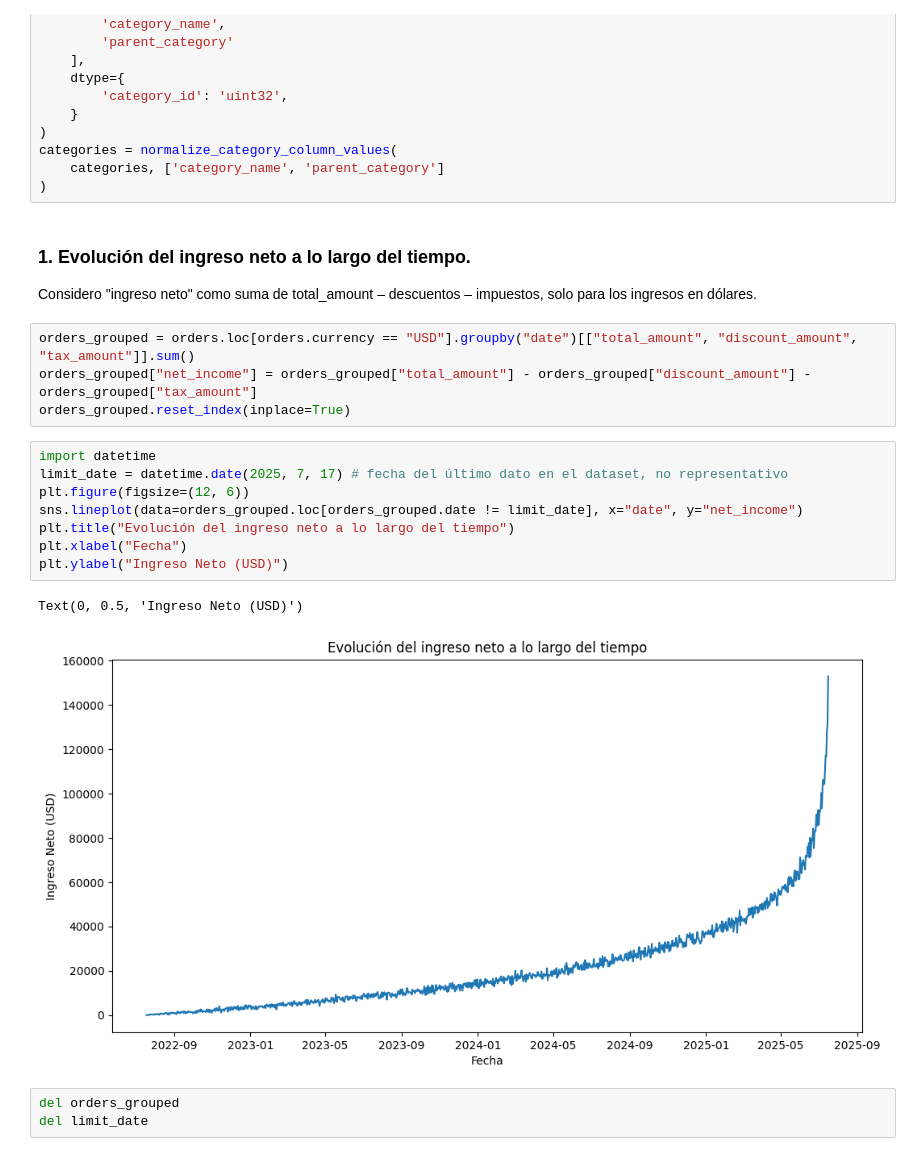
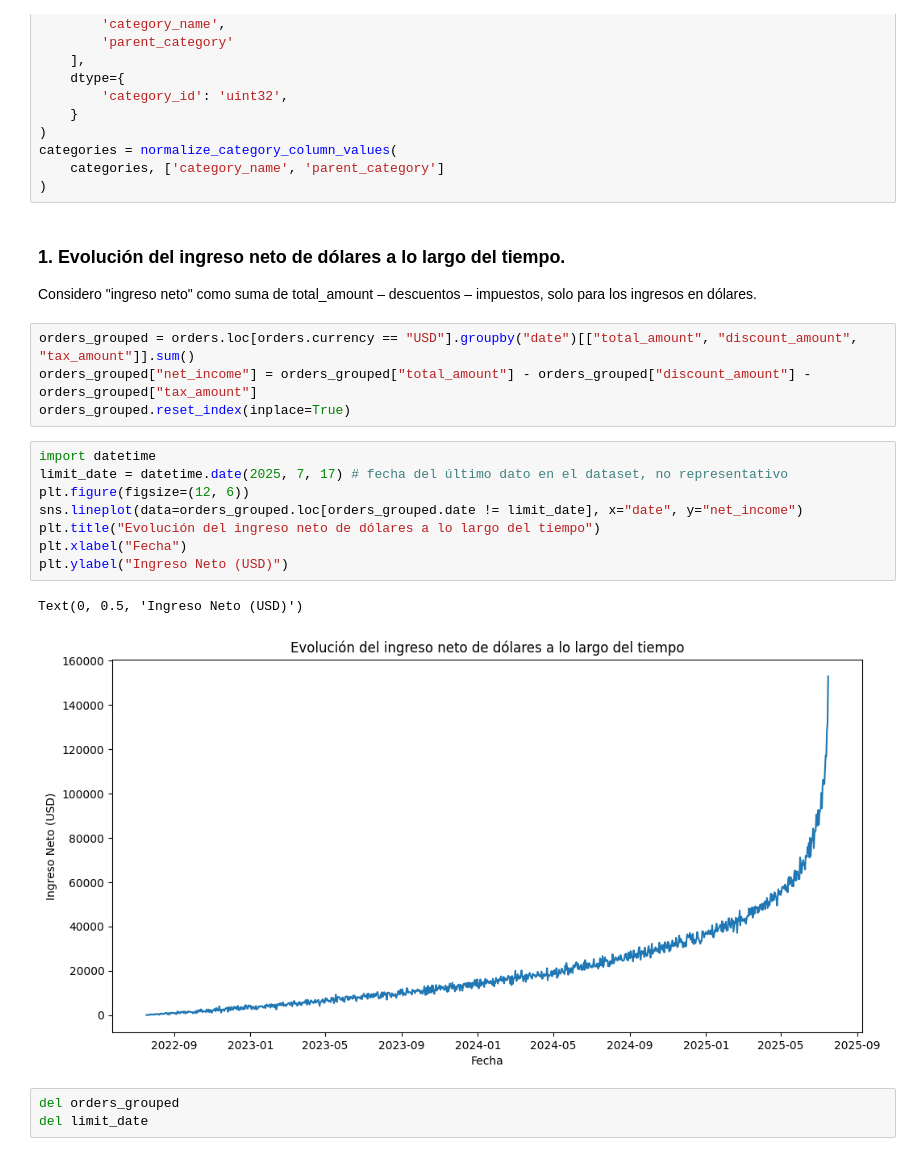
Before and after one commit to patricioibar/datos-tp1, a Jupyter notebook: consultas_propias.ipynb, the cells around one changed output. Saved outputs shown, nothing was run; the diff lists cells and outputs as text.

```diff
--- a/consultas_propias.ipynb
+++ b/consultas_propias.ipynb
@@ -190,7 +191,7 @@ categories = normalize_category_column_values(
     categories, ['category_name', 'parent_category']
 )
 # %% [markdown]
-### 1. Evolución del ingreso neto a lo largo del tiempo.
+### 1. Evolución del ingreso neto de dólares a lo largo del tiempo.
 Considero "ingreso neto" como suma de total_amount – descuentos – impuestos, solo para los ingresos en dólares.
 # %%
 orders_grouped = orders.loc[orders.currency == "USD"].groupby("date")[["total_amount", "discount_amount", "tax_amount"]].sum()
@@ -199,14 +200,14 @@ orders_grouped.reset_index(inplace=True)
 # %%
 import datetime
 limit_date = datetime.date(2025, 7, 17) # fecha del último dato en el dataset, no representativo
 plt.figure(figsize=(12, 6))
 sns.lineplot(data=orders_grouped.loc[orders_grouped.date != limit_date], x="date", y="net_income")
-plt.title("Evolución del ingreso neto a lo largo del tiempo")
+plt.title("Evolución del ingreso neto de dólares a lo largo del tiempo")
 plt.xlabel("Fecha")
 plt.ylabel("Ingreso Neto (USD)")
 # %% [output]
 Text(0, 0.5, 'Ingreso Neto (USD)')
-[figure, old version]
+[figure, new version]
 # %%
 del orders_grouped
 del limit_date
```
Also changed, not shown: parts of 11 cells of this notebook.
